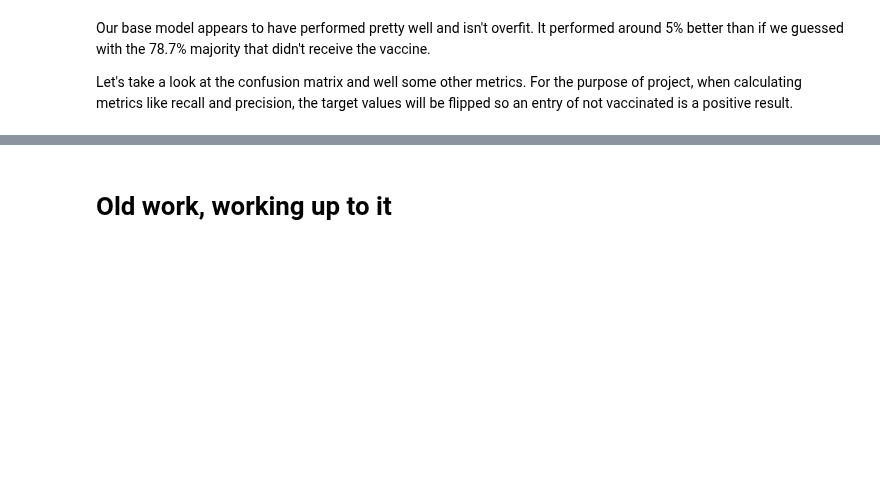
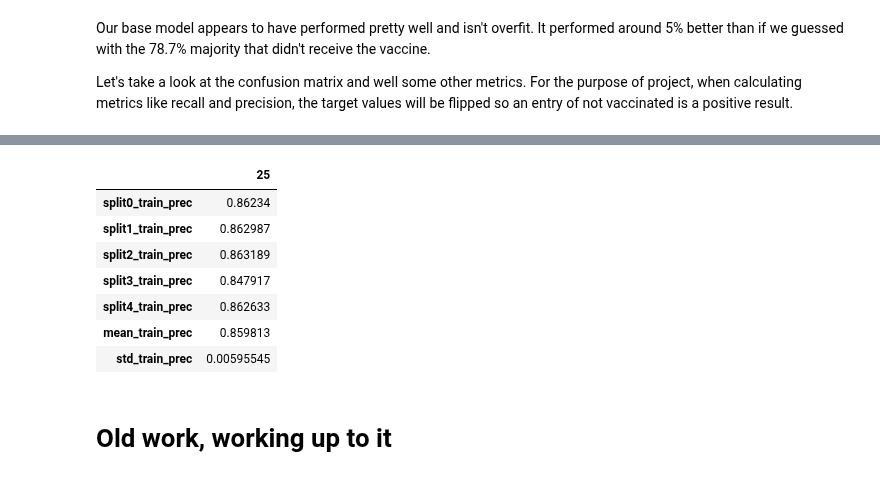
Before and after one commit to cschneck7/phase_3_project, a Jupyter notebook: H1N1 Vaccine Classification Notebook.ipynb, the cells around one changed output, grey strips where cells are left out. Cells and saved outputs as stored; diff of their text form; code cells hidden in the pictures; blank space fills up the shorter version.

```diff
--- a/H1N1 Vaccine Classification Notebook.ipynb
+++ b/H1N1 Vaccine Classification Notebook.ipynb
@@ -771,0 +828,22 @@ weighted avg       0.82      0.83      0.82      6563
+# %%
+def fold_scores(data, score, data_split='test'):
+    '''
+    Returns fold scores, mean score, std and rank if test
+    set is specified for specific scoring metric
+
+    Inputs: data = columns of interest from GridSearchCV of
+                   type DataFrame
+            score = str, name of score given to GridSearchCV object
+            data_split = str, ('test', 'train'), default='test',
+                         determines which set of scores is returned
+    Output: DataFrame containing mean score, fold scores, std
+            and rank if test set is specified
+    '''
+#     creates string to find index entries
+    search_str = data_split + '_' + score
+
+#     creates list of index names
+    cols = [ind for ind in data.index if (search_str in ind)]
+
+#     returnes DataFrame with found index names
+    return data.loc[cols, :]
@@ -772,3 +869,14 @@ weighted avg       0.82      0.83      0.82      6563
+# %%
+fold_scores(best_scorer, 'prec')
+# %% [output]
+|  | 25 |
+| split0_train_prec | 0.86234 |
+| split1_train_prec | 0.862987 |
+| split2_train_prec | 0.863189 |
+| split3_train_prec | 0.847917 |
+| split4_train_prec | 0.862633 |
+| mean_train_prec | 0.859813 |
+| std_train_prec | 0.00595545 |
 # %% [markdown]
 # Old work, working up to it
 # %%
```
Also changed, not shown: parts of 20 cells of this notebook.
